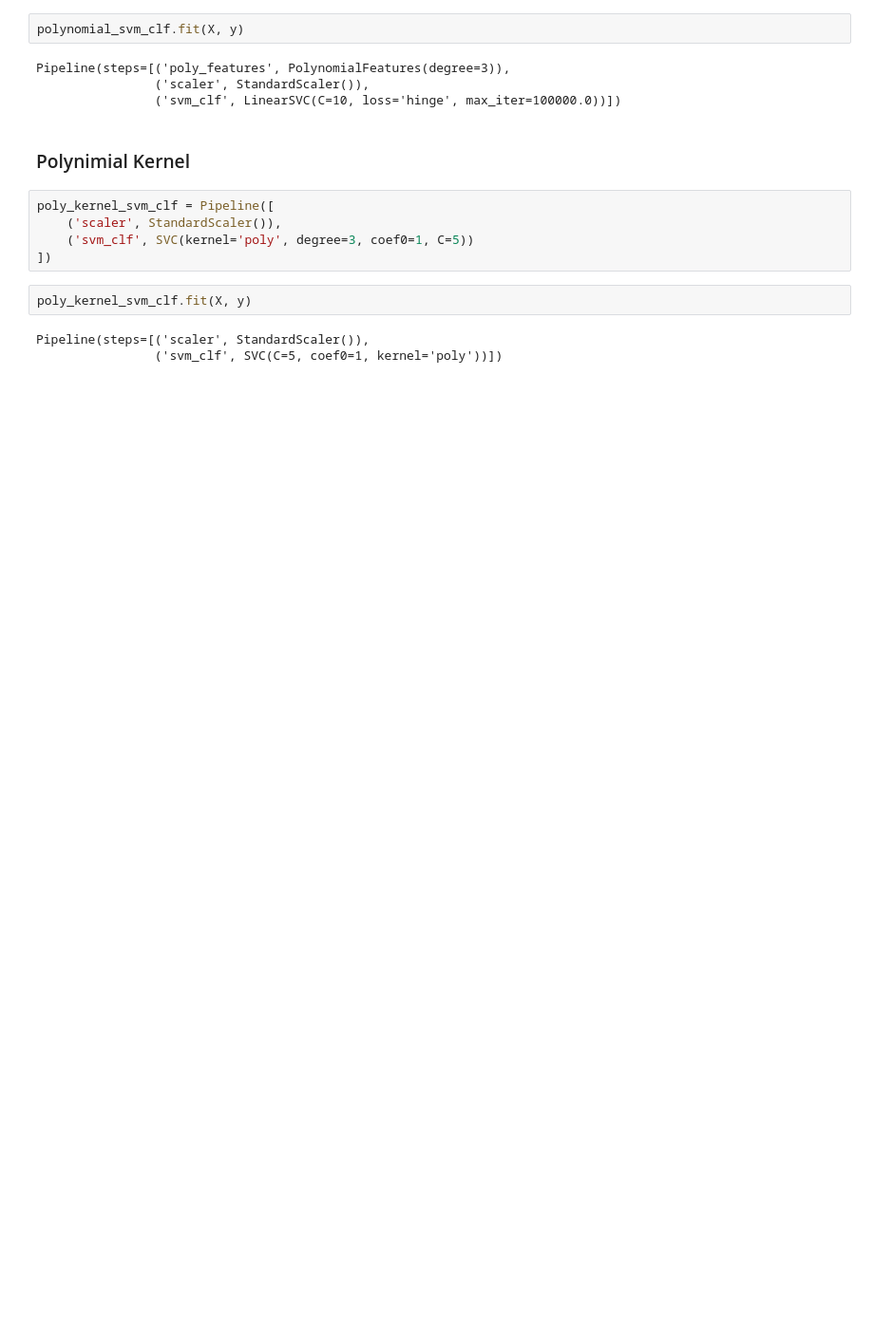
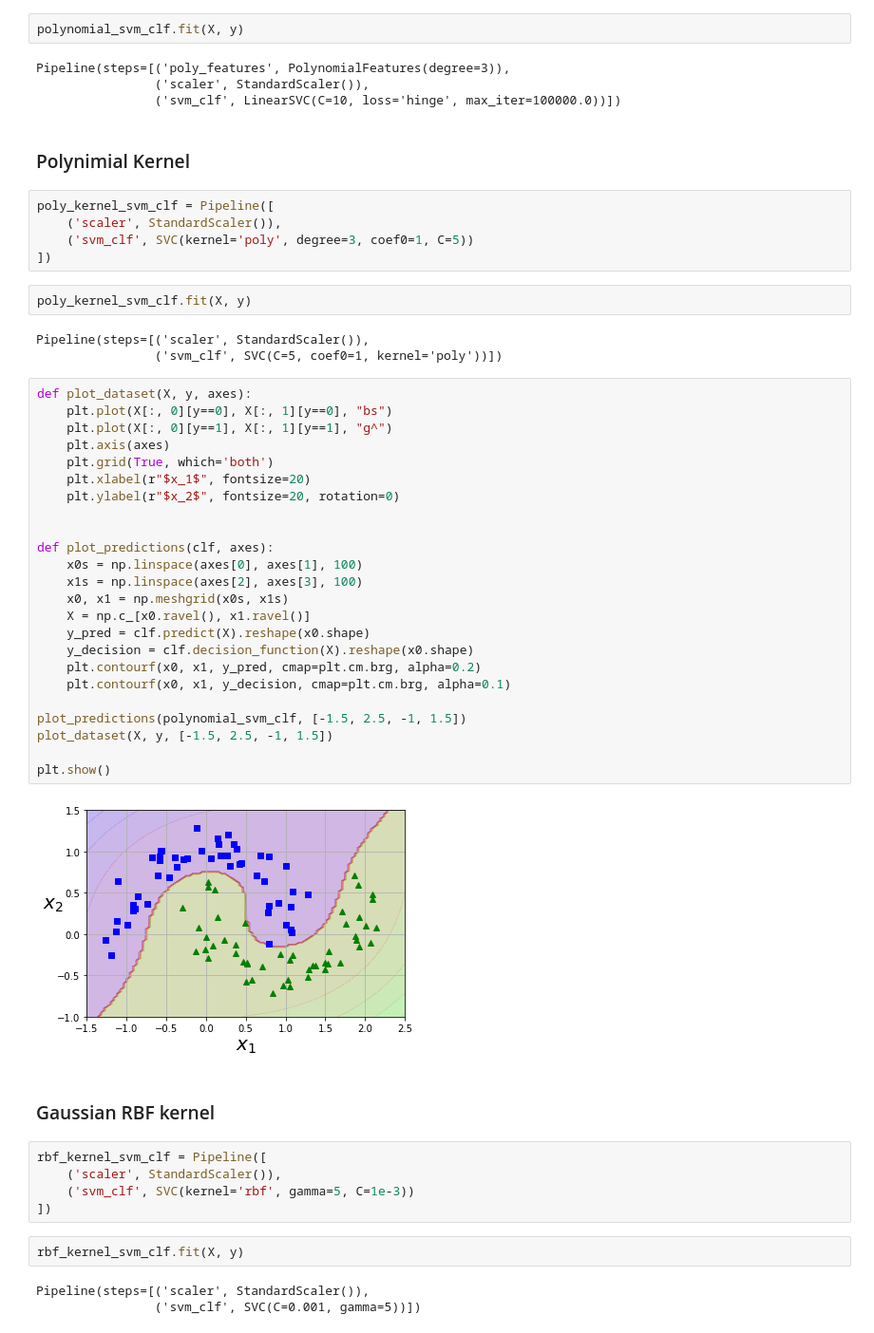
Before and after one commit to AnujCodeZ/ML, a Jupyter notebook: SVM.ipynb, the cells around one changed output. Shown: that part at 95% size. Cells and saved outputs as stored; diff of their text form; blank space fills up the shorter version.

```diff
--- a/SVM.ipynb
+++ b/SVM.ipynb
@@ -52,3 +53,41 @@ poly_kernel_svm_clf.fit(X, y)
 # %% [output]
 Pipeline(steps=[('scaler', StandardScaler()),
                 ('svm_clf', SVC(C=5, coef0=1, kernel='poly'))])
+# %%
+def plot_dataset(X, y, axes):
+    plt.plot(X[:, 0][y==0], X[:, 1][y==0], "bs")
+    plt.plot(X[:, 0][y==1], X[:, 1][y==1], "g^")
+    plt.axis(axes)
+    plt.grid(True, which='both')
+    plt.xlabel(r"$x_1$", fontsize=20)
+    plt.ylabel(r"$x_2$", fontsize=20, rotation=0)
+
+
+def plot_predictions(clf, axes):
+    x0s = np.linspace(axes[0], axes[1], 100)
+    x1s = np.linspace(axes[2], axes[3], 100)
+    x0, x1 = np.meshgrid(x0s, x1s)
+    X = np.c_[x0.ravel(), x1.ravel()]
+    y_pred = clf.predict(X).reshape(x0.shape)
+    y_decision = clf.decision_function(X).reshape(x0.shape)
+    plt.contourf(x0, x1, y_pred, cmap=plt.cm.brg, alpha=0.2)
+    plt.contourf(x0, x1, y_decision, cmap=plt.cm.brg, alpha=0.1)
+
+plot_predictions(polynomial_svm_clf, [-1.5, 2.5, -1, 1.5])
+plot_dataset(X, y, [-1.5, 2.5, -1, 1.5])
+
+plt.show()
+# %% [output]
+[figure, added]
+# %% [markdown]
+### Gaussian RBF kernel
+# %%
+rbf_kernel_svm_clf = Pipeline([
+    ('scaler', StandardScaler()),
+    ('svm_clf', SVC(kernel='rbf', gamma=5, C=1e-3))
+])
+# %%
+rbf_kernel_svm_clf.fit(X, y)
+# %% [output]
+Pipeline(steps=[('scaler', StandardScaler()),
+                ('svm_clf', SVC(C=0.001, gamma=5))])
```
Also changed, not shown: parts of 10 cells of this notebook.
